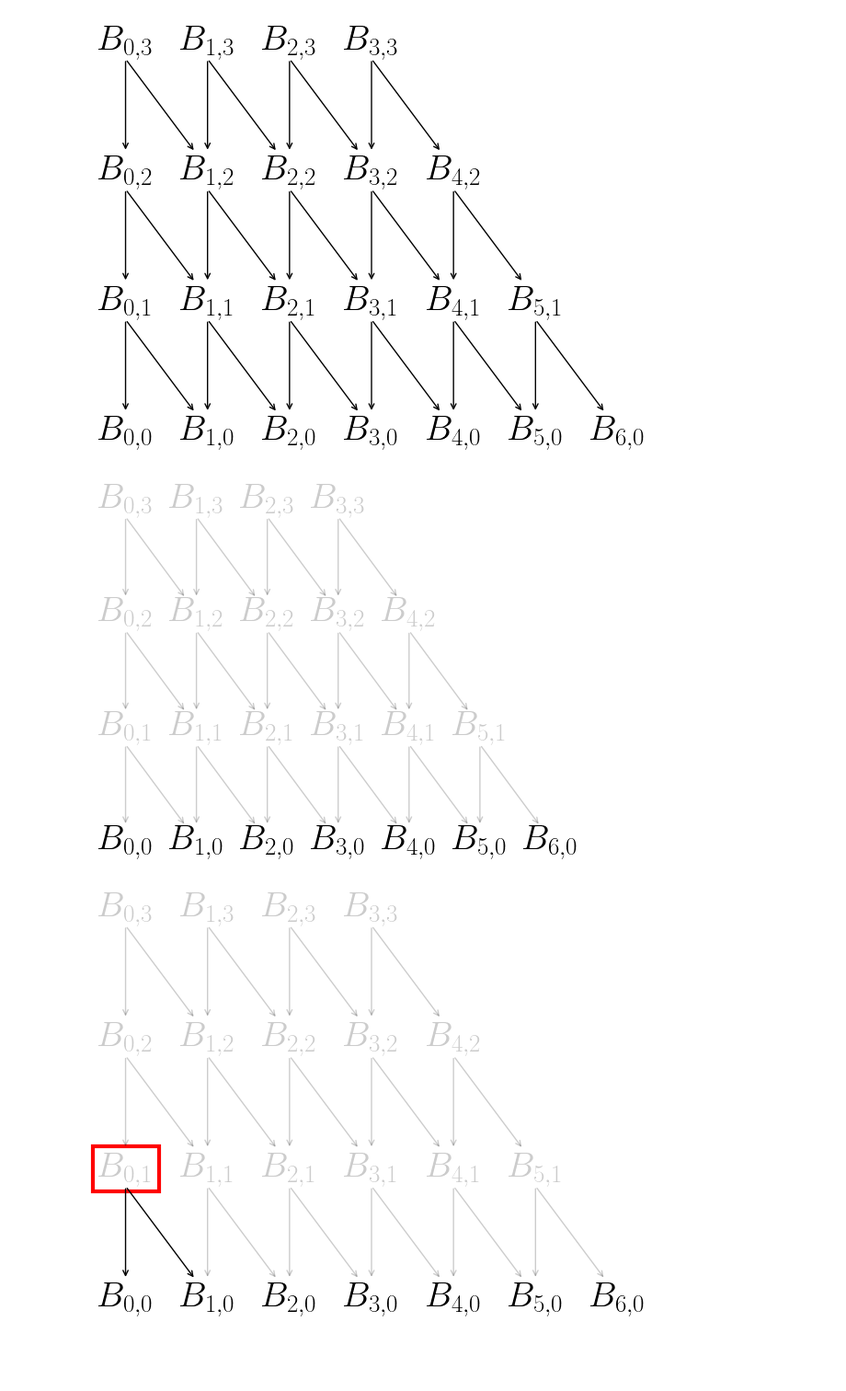
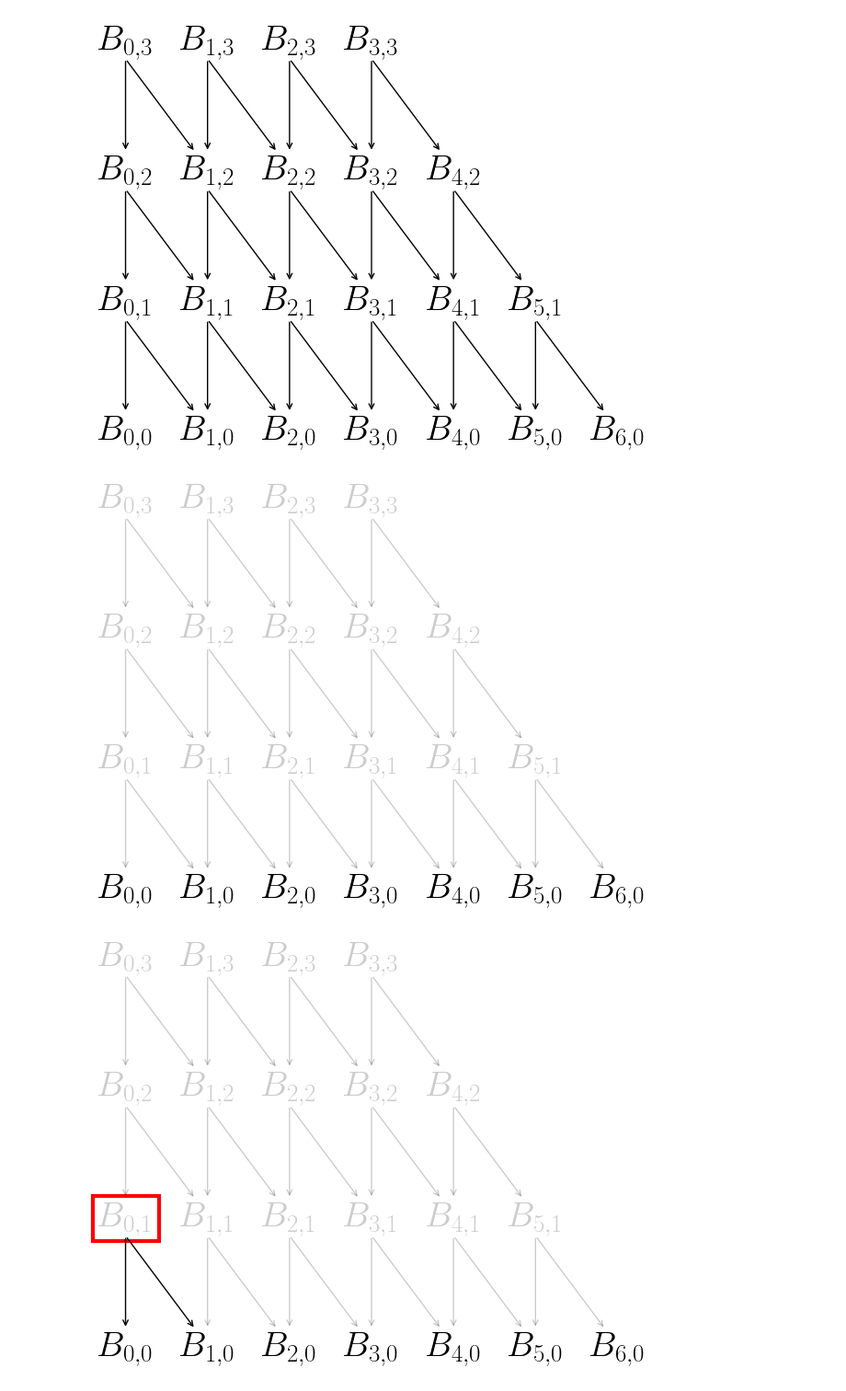
Before and after one commit to lprekon/lprekon.github.io, a Jupyter notebook: content/simd_benchmarking/simd_blogpost_graphics.ipynb, the cells around one changed output. Shown: that part at 92% size. Saved outputs shown, nothing was run; the diff lists cells and outputs as text; code cells hidden in the pictures; blank space fills up the shorter version.

```diff
--- a/content/simd_benchmarking/simd_blogpost_graphics.ipynb
+++ b/content/simd_benchmarking/simd_blogpost_graphics.ipynb
@@ -282,39 +282,39 @@ plt.show()
 [figure]
 # %%
 # Draw the basis pyramid for multiple top-level basis functions, with all but the bottom layer grayed out
-ax, ax = plt.subplots()
+fig, ax = plt.subplots()
 fig.tight_layout()
 ax.axis('off')
 degree = 3
 top_level_functions = 4
 
 
 
 vertical_spacing = 1/3
 horizontal_spacing = 1/3
 fontsize = 28
 
 for layer in range(degree + 1):
     y_coord = layer * vertical_spacing
     for i in range(degree - layer + top_level_functions):
         x_coord = i * horizontal_spacing
         ax.text(x_coord, y_coord, f"$B_{{{i},{layer}}}$", ha="center", va="bottom", fontsize=fontsize, alpha = 1 if layer == 0 else 0.2)
         if layer > 0:
             arrow_1_x = x_coord
             arrow_2_x = x_coord + (horizontal_spacing - fontsize/800) * 0.95
             arrow_1_y = y_coord - (vertical_spacing - fontsize/800)*0.8
             arrow_2_y = y_coord - (vertical_spacing - fontsize/800)*0.8
             ax.annotate("", xy=(arrow_1_x, arrow_1_y), xytext=(x_coord, y_coord), arrowprops=dict(arrowstyle="->", lw=1, alpha = 0.2))
             ax.annotate("", xy=(arrow_2_x , arrow_2_y), xytext=(x_coord, y_coord), arrowprops=dict(arrowstyle="->", lw=1, alpha = 0.2))
 
             # half the arrows weren't getting drawn, and for some reason this fixed it. Don't ask me why - matplotlib is weird
             plt.plot([x_coord] * 2, [y_coord, y_coord - vertical_spacing + (vertical_spacing * fontsize/80)], alpha=0.0)
             plt.plot([x_coord, arrow_2_x], [y_coord, arrow_2_y],alpha=0.0)
 
 fig.savefig(f"{pyramid_folder_name}/multiple_basis_pyramid_bot_layer_filled.png", bbox_inches='tight')
 plt.show()
 # %% [output]
-[figure, old version]
+[figure, new version]
 # %%
 
 
```
Also changed, not shown: parts of 3 cells of this notebook, 2 other files.
